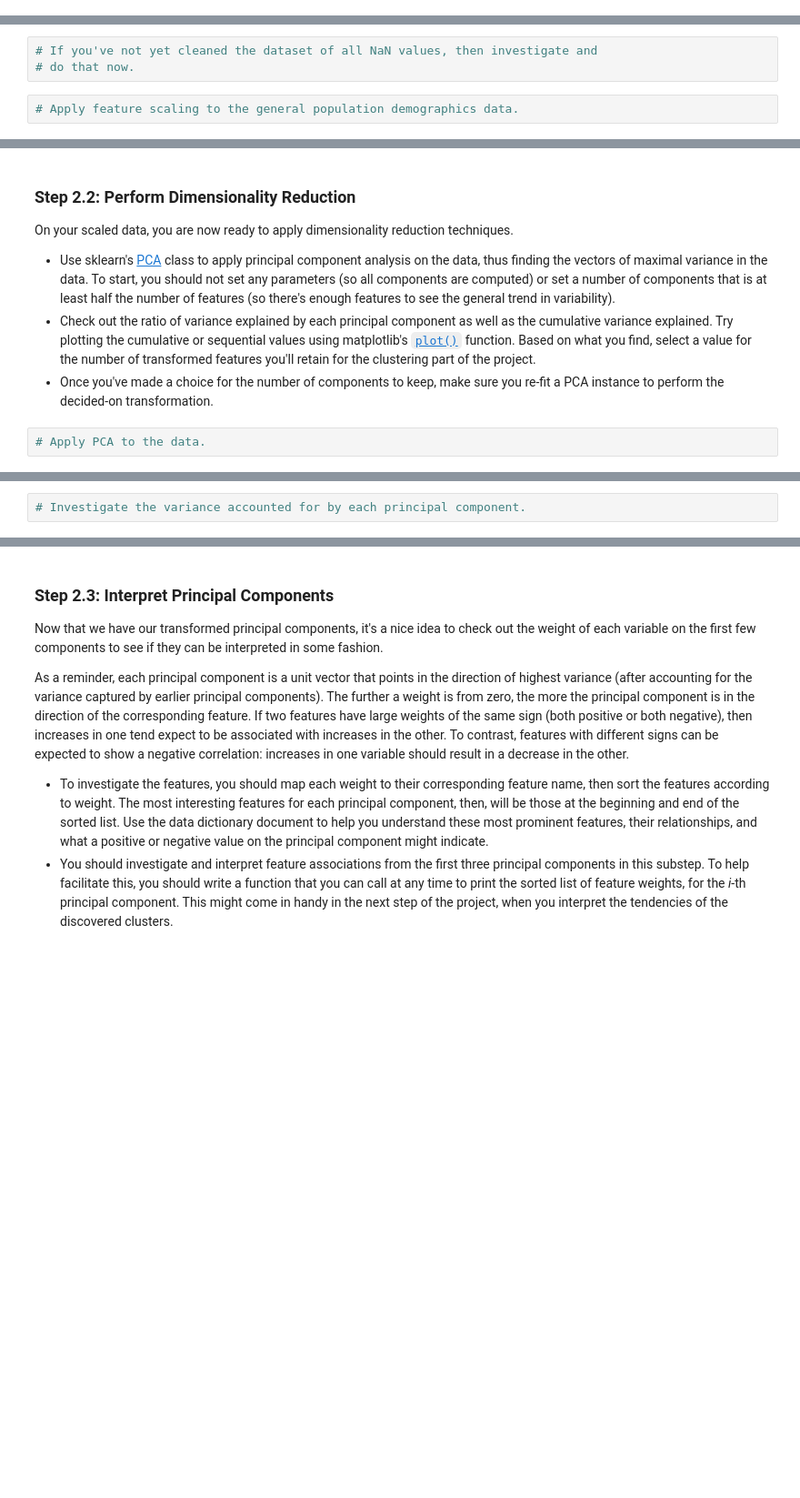
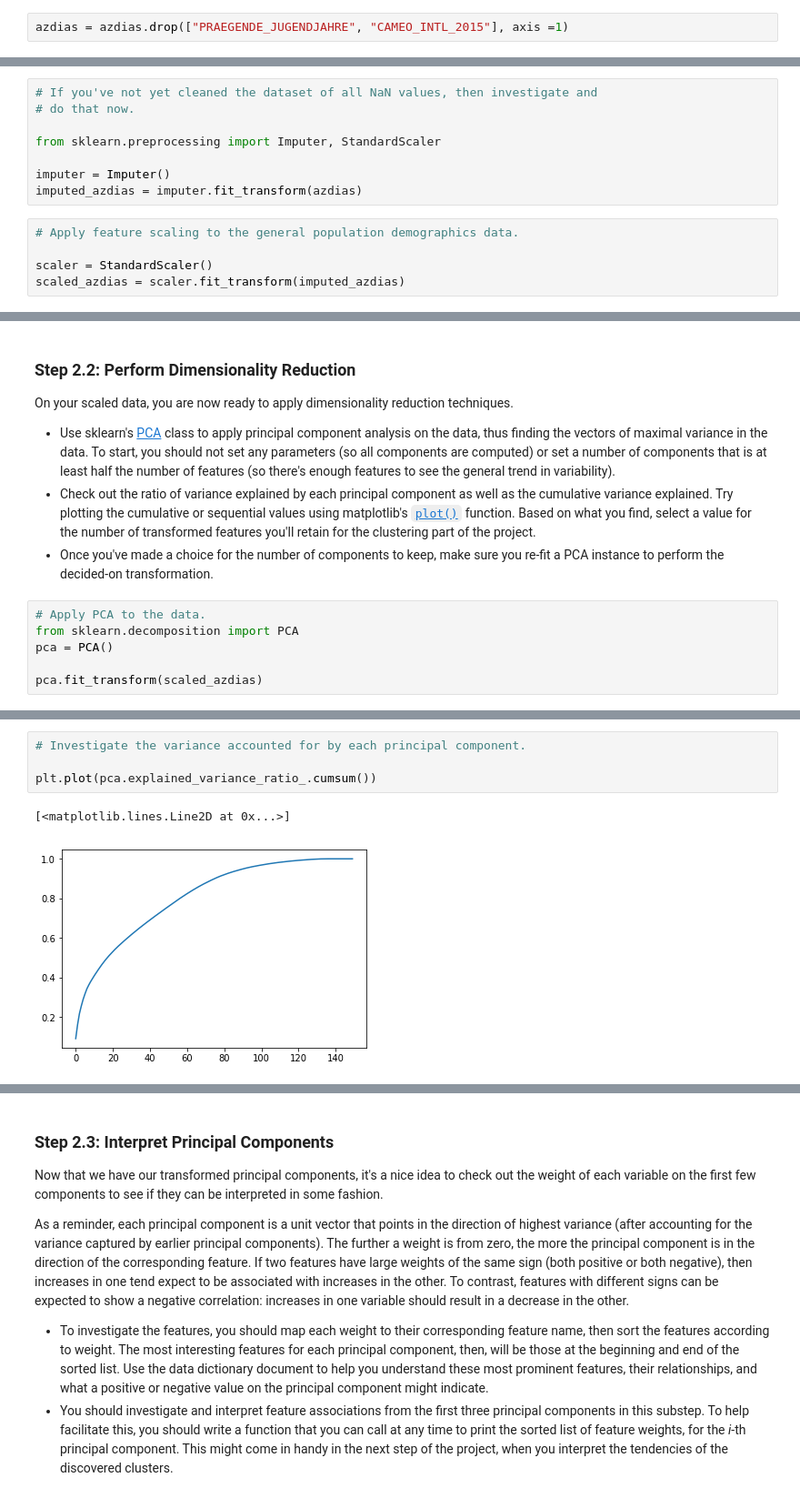
Before and after one commit to iDataist/Create-Customer-Segments, a Jupyter notebook: Identify_Customer_Segments.ipynb, the cells around one changed output, grey strips where cells are left out. Shown: that part at 91% size. Cells and saved outputs as stored; diff of their text form; blank space fills up the shorter version.

```diff
--- a/Identify_Customer_Segments.ipynb
+++ b/Identify_Customer_Segments.ipynb
@@ -144,0 +390,2 @@ Be sure to check `Data_Dictionary.md` for the details needed to finish these tas
+# %%
+azdias = azdias.drop(["PRAEGENDE_JUGENDJAHRE", "CAMEO_INTL_2015"], axis =1)
@@ -195,5 +513,13 @@ Before we apply dimensionality reduction techniques to the data, we need to perf
 # %%
 # If you've not yet cleaned the dataset of all NaN values, then investigate and
 # do that now.
+
+from sklearn.preprocessing import Imputer, StandardScaler
+
+imputer = Imputer()
+imputed_azdias = imputer.fit_transform(azdias)
 # %%
 # Apply feature scaling to the general population demographics data.
+
+scaler = StandardScaler()
+scaled_azdias = scaler.fit_transform(imputed_azdias)
@@ -211,3 +537,7 @@ On your scaled data, you are now ready to apply dimensionality reduction techniq
 - Once you've made a choice for the number of components to keep, make sure you re-fit a PCA instance to perform the decided-on transformation.
 # %%
 # Apply PCA to the data.
+from sklearn.decomposition import PCA
+pca = PCA()
+
+pca.fit_transform(scaled_azdias)
@@ -214,4 +573,9 @@ On your scaled data, you are now ready to apply dimensionality reduction techniq
 # %%
 # Investigate the variance accounted for by each principal component.
+
+plt.plot(pca.explained_variance_ratio_.cumsum())
+# %% [output]
+[<matplotlib.lines.Line2D at 0x...>]
+[figure, added]
 # %%
 # Re-apply PCA to the data while selecting for number of components to retain.
```
Also changed, not shown: parts of 80 cells of this notebook.
